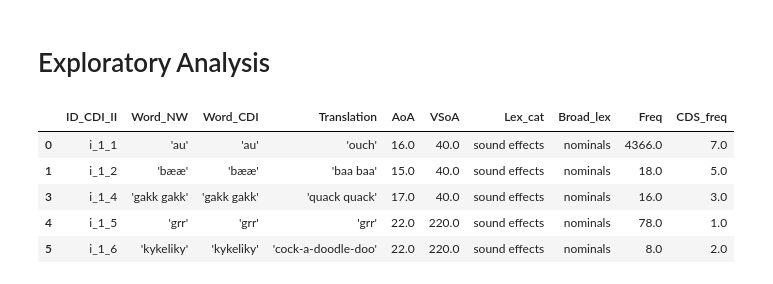
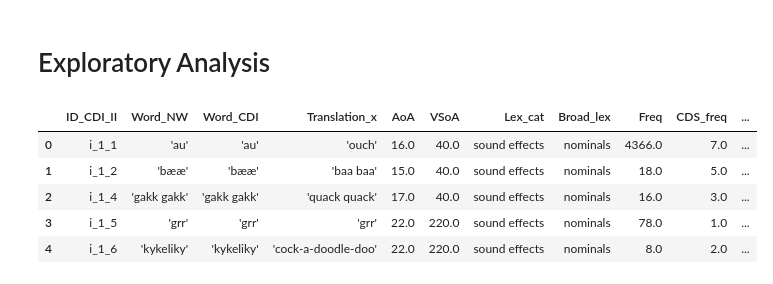
Before and after one commit to kristen770/Word-Development, a Jupyter notebook: Word-Development.ipynb, the cells around one changed output. Drawn from its saved outputs; the diff is of its cells as text; code cells hidden in the pictures.

```diff
--- a/Word-Development.ipynb
+++ b/Word-Development.ipynb
@@ -130,7 +133,7 @@ df.loc[df['VSoA'] == 660.0]
 There are 36 values in the AoA column that are NaN. There is some correlation between this value and the value found in the VSoA column. A VSoA value of 660.0 equals as AoA value of between 34.0 - 36.0. As such I am going to fill in missing AoA values with a known VSoA value of 660.0 to the mean of the known AoA range = 35.0
 # %%
 #replace the nan values in AoA based on VSoA
-df['AoA'] = np.where((df['AoA'].isna()) & ((df['VSoA'] == 660.0)), 35.0, df['AoA'])
-df['AoA'] = np.where((df['AoA'].isna()) & ((df['VSoA'] == 680.0)), 35.0, df['AoA'])
+main_df['AoA'] = np.where((main_df['AoA'].isna()) & ((main_df['VSoA'] == 660.0)), 35.0, main_df['AoA'])
+main_df['AoA'] = np.where((main_df['AoA'].isna()) & ((main_df['VSoA'] == 680.0)), 35.0, main_df['AoA'])
 # %%
 #sanity check
@@ -156,5 +159,5 @@ df.loc[df['AoA'].isna()]
 # %% [markdown]
 The final NaN values in AoA are without reference value in the VSoA, so I will drop these columns.
 # %%
-df = df.dropna(subset=['AoA'])
+main_df = main_df.dropna(subset=['AoA'])
 # %%
@@ -178,5 +181,5 @@ df.loc[df['Lex_cat'].isna()]
 # %% [markdown]
 The Lex_cat NaN words corespont to the Broad_lex NaN values, removing these columns will solve for Nans in both.
 # %%
-df = df.dropna(subset=['Lex_cat'])
+main_df = main_df.dropna(subset=['Lex_cat'])
 # %%
@@ -195,6 +198,6 @@ df.loc[df['Freq'].isna()]
 # %% [markdown]
 The Freq Nan & CDS_freq do not provide a whole picture of the word so I will drop these nans as well.
 # %%
-df = df.dropna(subset=['Freq', 'CDS_freq'])
+main_df = main_df.dropna(subset=['Freq', 'CDS_freq'])
 # %%
 #confirm all nans removed
@@ -285,11 +288,12 @@ dtype: int64
 # Exploratory Analysis
 # %%
 #join dataframes on the Word CDI
-pd.concatenate
+df = pd.merge(main_df, freq_df, on='Word_CDI')
+df.head()
 # %% [output]
-|  | ID_CDI_II | Word_NW | Word_CDI | Translation | AoA | VSoA | Lex_cat | Broad_lex | Freq | CDS_freq |
-| 0 | i_1_1 | 'au' | 'au' | 'ouch' | 16.0 | 40.0 | sound effects | nominals | 4366.0 | 7.0 |
-| 1 | i_1_2 | 'bææ' | 'bææ' | 'baa baa' | 15.0 | 40.0 | sound effects | nominals | 18.0 | 5.0 |
-| 3 | i_1_4 | 'gakk gakk' | 'gakk gakk' | 'quack quack' | 17.0 | 40.0 | sound effects | nominals | 16.0 | 3.0 |
-| 4 | i_1_5 | 'grr' | 'grr' | 'grr' | 22.0 | 220.0 | sound effects | nominals | 78.0 | 1.0 |
-| 5 | i_1_6 | 'kykeliky' | 'kykeliky' | 'cock-a-doodle-doo' | 22.0 | 220.0 | sound effects | nominals | 8.0 | 2.0 |
+|  | ID_CDI_II | Word_NW | Word_CDI | Translation_x | AoA | VSoA | Lex_cat | Broad_lex | Freq | CDS_freq | ... |
+| 0 | i_1_1 | 'au' | 'au' | 'ouch' | 16.0 | 40.0 | sound effects | nominals | 4366.0 | 7.0 | ... |
+| 1 | i_1_2 | 'bææ' | 'bææ' | 'baa baa' | 15.0 | 40.0 | sound effects | nominals | 18.0 | 5.0 | ... |
+| 2 | i_1_4 | 'gakk gakk' | 'gakk gakk' | 'quack quack' | 17.0 | 40.0 | sound effects | nominals | 16.0 | 3.0 | ... |
+| 3 | i_1_5 | 'grr' | 'grr' | 'grr' | 22.0 | 220.0 | sound effects | nominals | 78.0 | 1.0 | ... |
+| 4 | i_1_6 | 'kykeliky' | 'kykeliky' | 'cock-a-doodle-doo' | 22.0 | 220.0 | sound effects | nominals | 8.0 | 2.0 | ... |
```
Also changed, not shown: parts of 22 cells of this notebook.
